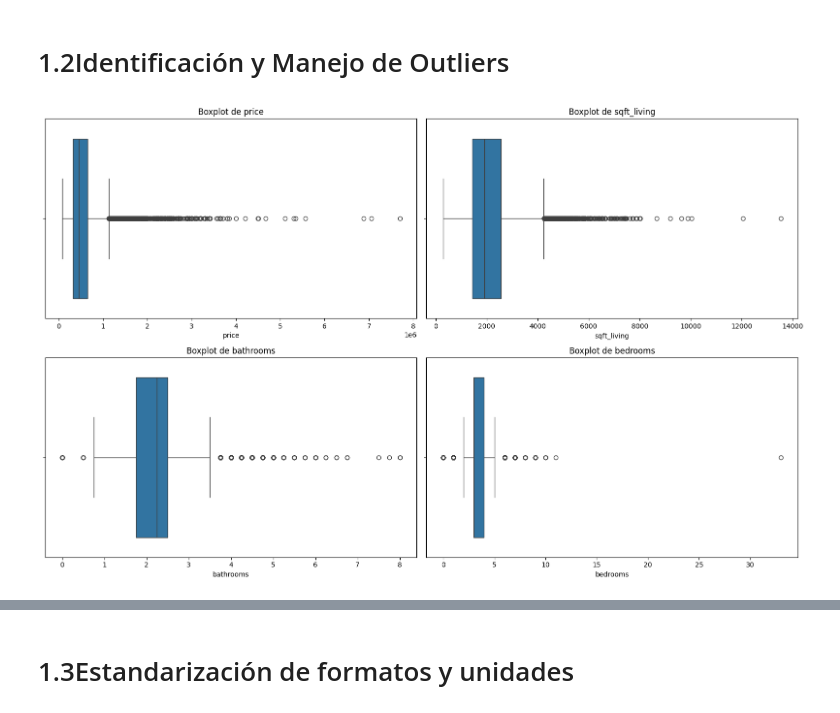
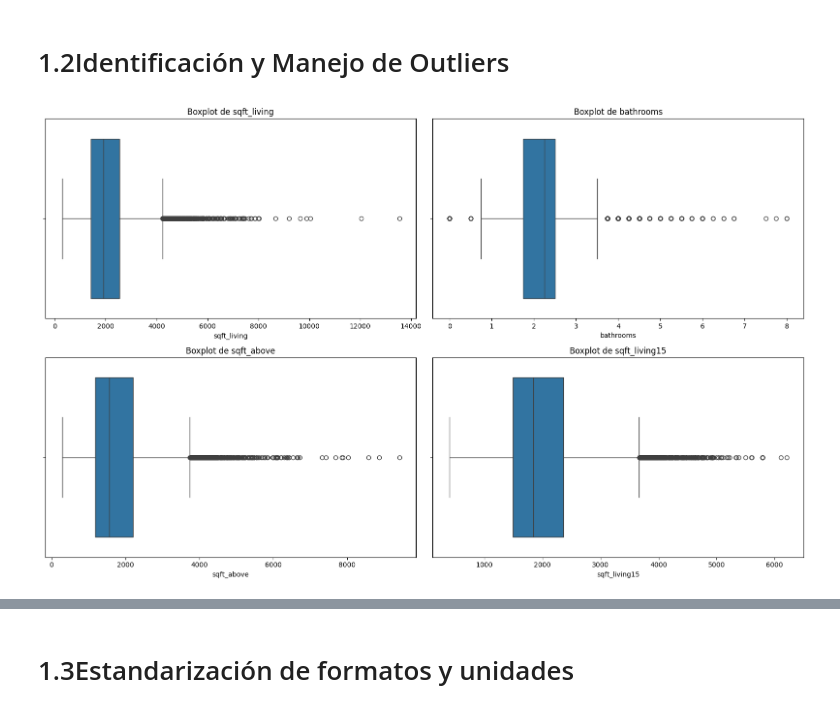
Before and after one commit to FranciscoRamirezRuiz/Inferencia2024, a Jupyter notebook: inferencia_unificado.ipynb, the cells around one changed output, grey strips where cells are left out. Drawn from its saved outputs; the diff is of its cells as text; code cells hidden in the pictures.

```diff
--- a/inferencia_unificado.ipynb
+++ b/inferencia_unificado.ipynb
@@ -67,19 +67,19 @@ overview
 # %%
 import seaborn as sns
 import matplotlib.pyplot as plt
 
 # Variables clave a analizar
-variables = ['price', 'sqft_living', 'bathrooms', 'bedrooms']
+variables = ['sqft_living', 'bathrooms', 'sqft_above', 'sqft_living15']
 
 # Crear subplots
 plt.figure(figsize=(16, 10))
 
 for i, var in enumerate(variables, 1):
     plt.subplot(2, 2, i)
     sns.boxplot(x=df[var])
     plt.title(f'Boxplot de {var}')
 
 plt.tight_layout()
 plt.show()
 # %% [output]
-[figure, old version]
+[figure, new version]
```
Also changed, not shown: parts of 7 cells of this notebook.
